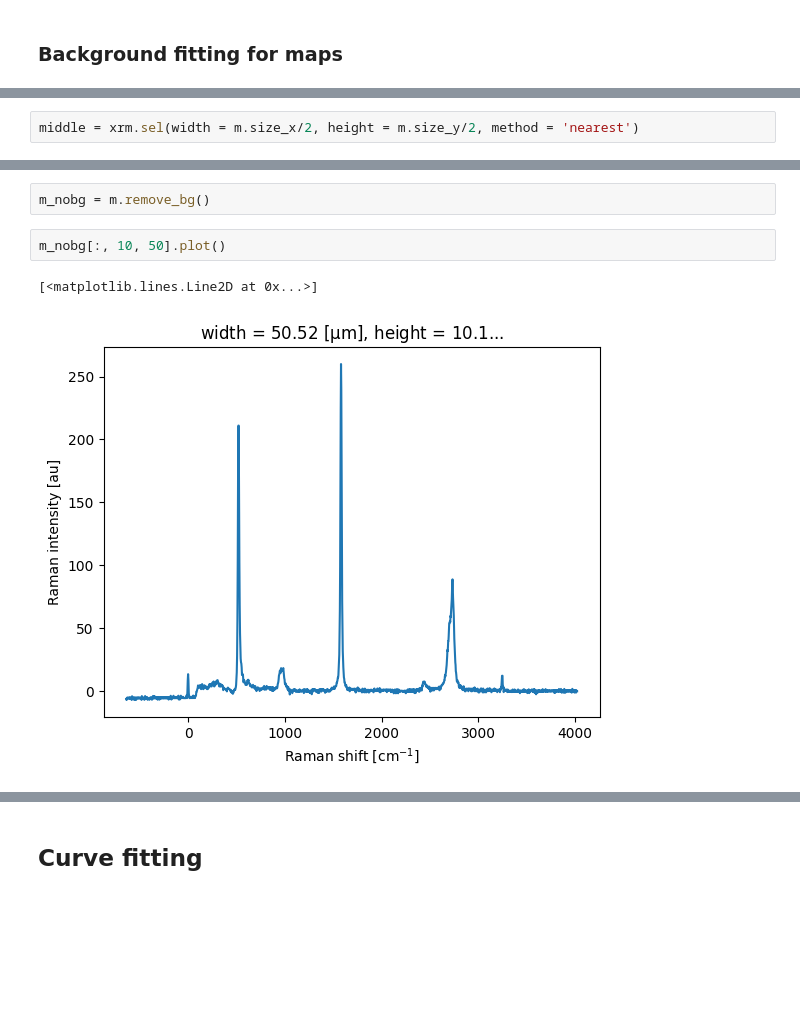
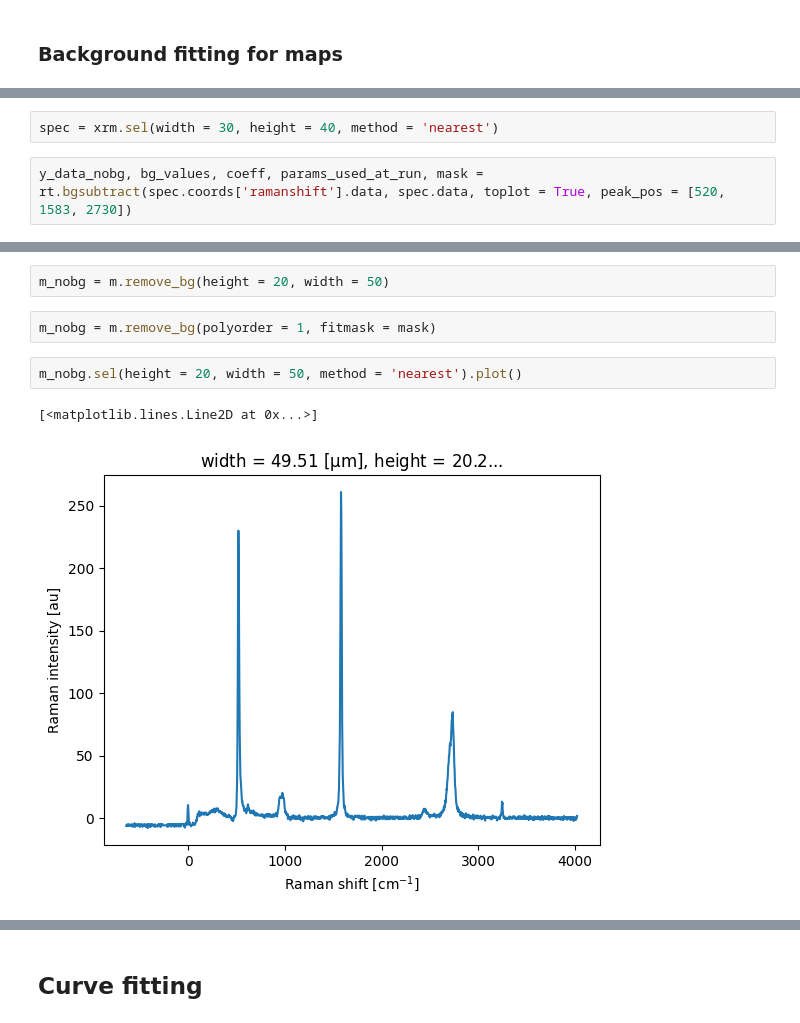
Before and after one commit to zrbyte/ramantools, a Jupyter notebook: ramantools tutorial.ipynb, the cells around one changed output, grey strips where cells are left out. Cells and saved outputs as stored; diff of their text form; blank space fills up the shorter version.

```diff
--- a/ramantools tutorial.ipynb
+++ b/ramantools tutorial.ipynb
@@ -373,2 +380,4 @@ single_spec_nobg.plot()
 # %%
-middle = xrm.sel(width = m.size_x/2, height = m.size_y/2, method = 'nearest')
+spec = xrm.sel(width = 30, height = 40, method = 'nearest')
+# %%
+y_data_nobg, bg_values, coeff, params_used_at_run, mask = rt.bgsubtract(spec.coords['ramanshift'].data, spec.data, toplot = True, peak_pos = [520, 1583, 2730])
@@ -375,7 +391,9 @@ middle = xrm.sel(width = m.size_x/2, height = m.size_y/2, method = 'nearest')
+# %%
+m_nobg = m.remove_bg(height = 20, width = 50)
 # %%
-m_nobg = m.remove_bg()
+m_nobg = m.remove_bg(polyorder = 1, fitmask = mask)
 # %%
-m_nobg[:, 10, 50].plot()
+m_nobg.sel(height = 20, width = 50, method = 'nearest').plot()
 # %% [output]
 [<matplotlib.lines.Line2D at 0x...>]
-[figure, old version]
+[figure, new version]
```
Also changed, not shown: parts of 8 cells of this notebook, 6 other files.
